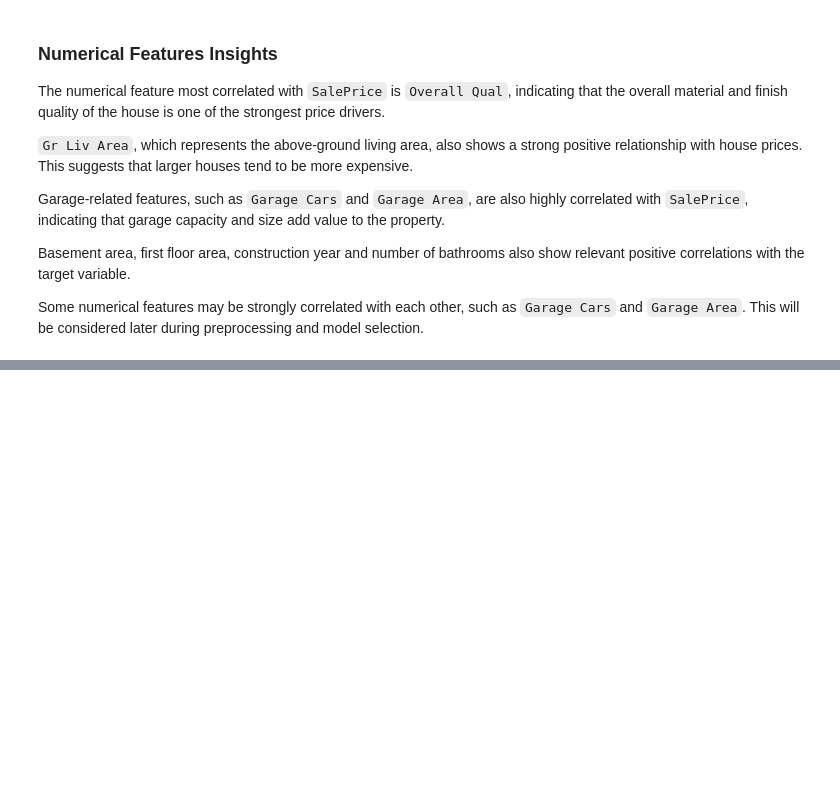
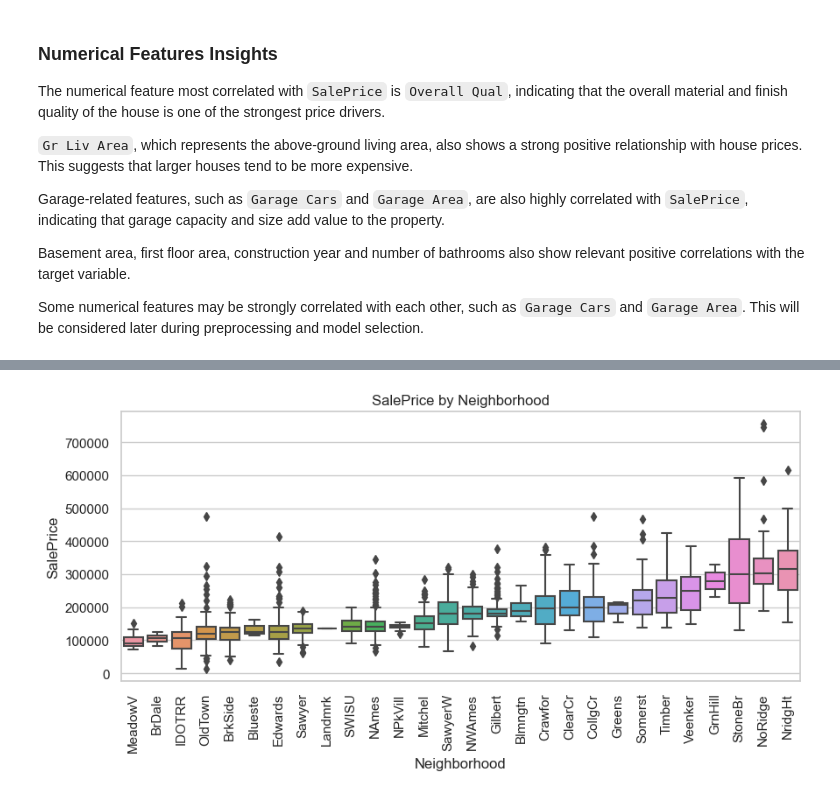
Before and after one commit to sanches-davi/ames-housing-price-prediction, a Jupyter notebook: notebooks/EDA.ipynb, the cells around one changed output, grey strips where cells are left out. Cells and saved outputs as stored; diff of their text form; code cells hidden in the pictures; blank space fills up the shorter version.

```diff
--- a/notebooks/EDA.ipynb
+++ b/notebooks/EDA.ipynb
@@ -461,0 +547,19 @@ Some numerical features may be strongly correlated with each other, such as `Gar
+# %%
+# Boxplot SalePrice by Neighborhood
+
+neighborhood_order = train_data.groupby('Neighborhood')['SalePrice'].median().sort_values().index
+
+plt.figure(figsize=(10,4))
+sns.boxplot(
+    data = train_data,
+    x = 'Neighborhood',
+    y = 'SalePrice',
+    order=neighborhood_order
+)
+plt.title('SalePrice by Neighborhood')
+plt.xlabel('Neighborhood')
+plt.ylabel('SalePrice')
+plt.xticks(rotation=90)
+plt.show()
+# %% [output]
+[figure, added]
```
Also changed, not shown: parts of 5 cells of this notebook.
